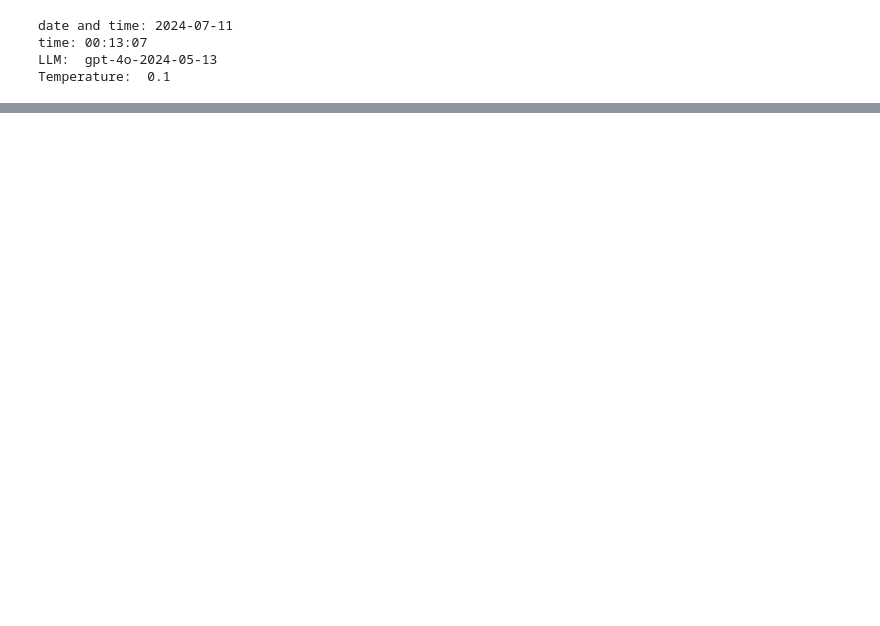
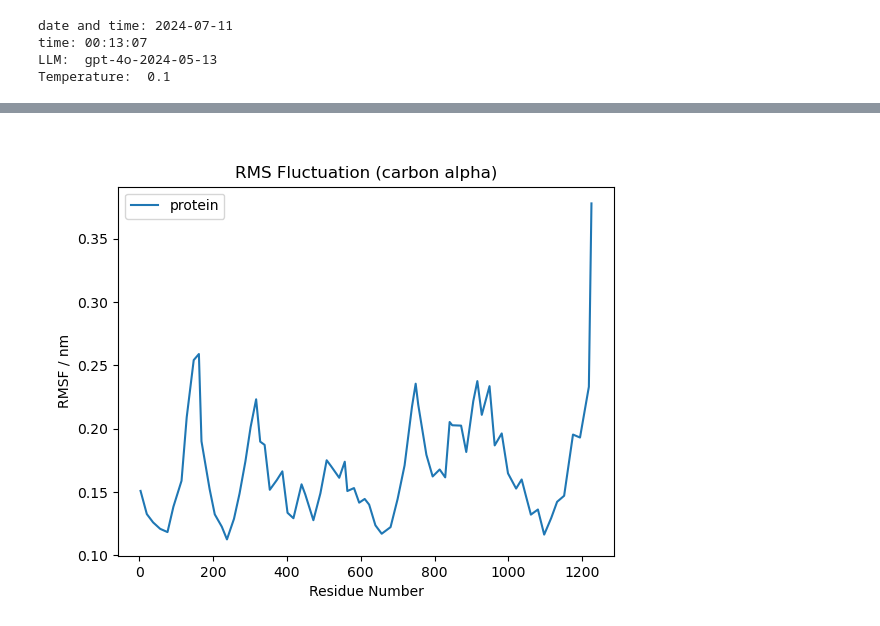
Before and after one commit to ur-whitelab/md-agent, a Jupyter notebook: notebooks/experiments/gpt-4o-2024-05-13/exp_14.ipynb, the cells around one changed output, grey strips where cells are left out. Saved outputs shown, nothing was run; the diff lists cells and outputs as text; code cells hidden in the pictures; blank space fills up the shorter version.

```diff
--- a/notebooks/experiments/gpt-4o-2024-05-13/exp_14.ipynb
+++ b/notebooks/experiments/gpt-4o-2024-05-13/exp_14.ipynb
@@ -72,0 +108,4 @@ print("\n".join(paths_and_descriptions.split(",")))
+# %%
+Image(filename=path_2)
+# %% [output]
+[figure, added]
```
Also changed, not shown: parts of 4 cells of this notebook, 4 other files.
